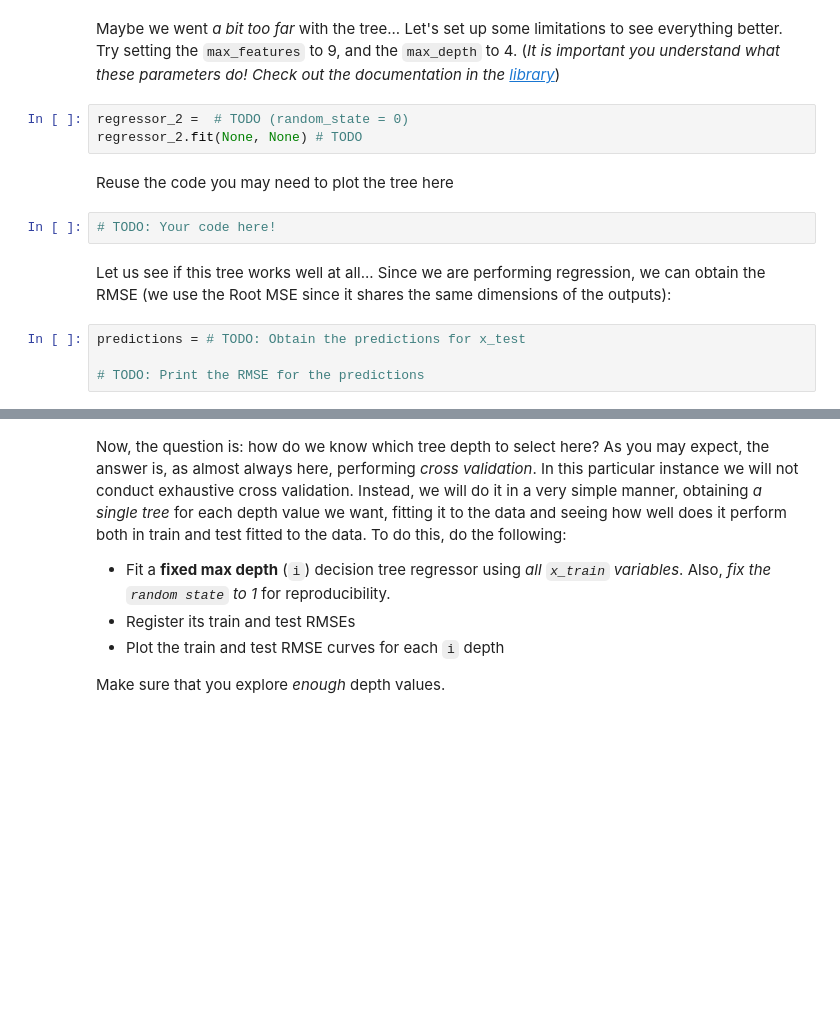
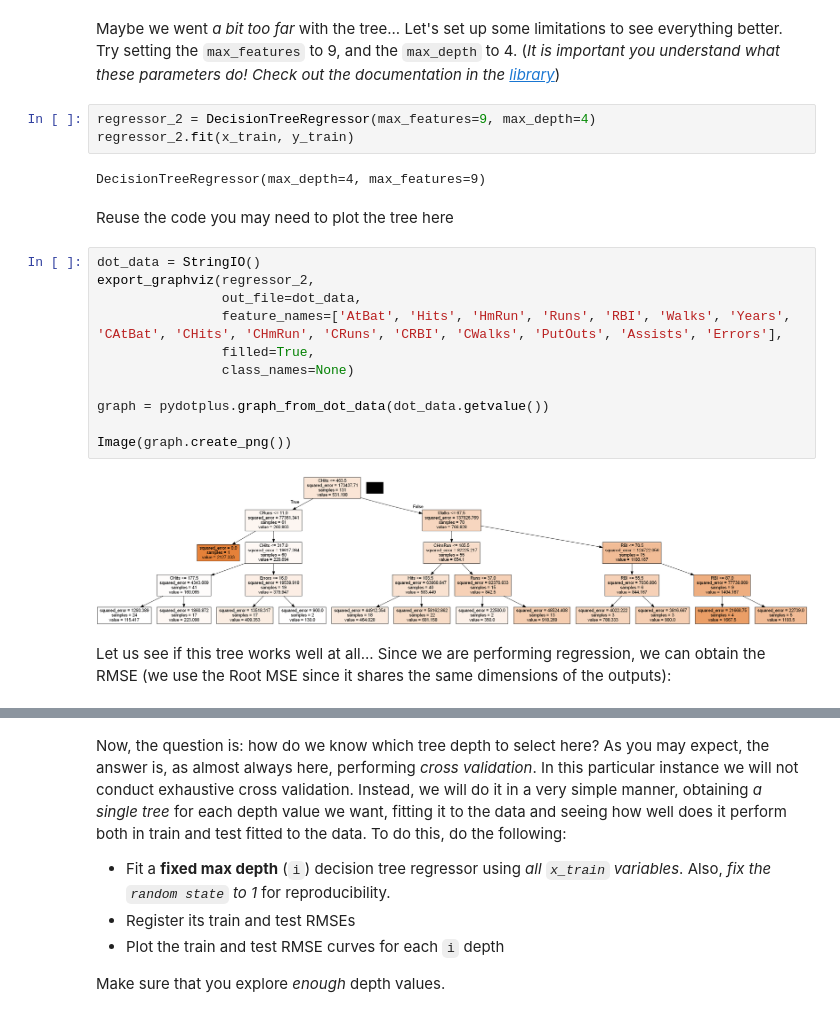
Before and after one commit to ICAI-IMAT-ML/p2-8-berasteguip, a Jupyter notebook: notebook/Lab2_8_Trees.ipynb, the cells around one changed output, grey strips where cells are left out. Saved outputs shown, nothing was run; the diff lists cells and outputs as text; blank space fills up the shorter version.

Commit message:
update Lab2_8_Trees notebook with additional examples and explanations

```diff
--- a/notebook/Lab2_8_Trees.ipynb
+++ b/notebook/Lab2_8_Trees.ipynb
@@ -161,16 +161,25 @@ Precisión del training MUY ALTA
 Precisión del testing MUY BAJA
 # %% [markdown]
 Maybe we went _a bit too far_ with the tree... Let's set up some limitations to see everything better. Try setting the `max_features` to 9, and the `max_depth` to 4. (_It is important you understand what these parameters do! Check out the documentation in the [library](https://scikit-learn.org/stable/modules/generated/sklearn.tree.DecisionTreeRegressor.html)_)
-# %%
-regressor_2 =  # TODO (random_state = 0)
-regressor_2.fit(None, None) # TODO
+# %%
+regressor_2 = DecisionTreeRegressor(max_features=9, max_depth=4)
+regressor_2.fit(x_train, y_train)
+# %% [output]
+DecisionTreeRegressor(max_depth=4, max_features=9)
 # %% [markdown]
 Reuse the code you may need to plot the tree here
-# %%
-# TODO: Your code here!
+# %%
+dot_data = StringIO()
+export_graphviz(regressor_2,
+                out_file=dot_data,
+                feature_names=['AtBat', 'Hits', 'HmRun', 'Runs', 'RBI', 'Walks', 'Years', 'CAtBat', 'CHits', 'CHmRun', 'CRuns', 'CRBI', 'CWalks', 'PutOuts', 'Assists', 'Errors'],
+                filled=True,
+                class_names=None)
+
+graph = pydotplus.graph_from_dot_data(dot_data.getvalue())
+
+Image(graph.create_png())
+# %% [output]
+[figure, added]
 # %% [markdown]
 Let us see if this tree works well at all... Since we are performing regression, we can obtain the RMSE (we use the Root MSE since it shares the same dimensions of the outputs):
-# %%
-predictions = # TODO: Obtain the predictions for x_test
-
-# TODO: Print the RMSE for the predictions
```
Also changed, not shown: parts of 10 cells of this notebook.
